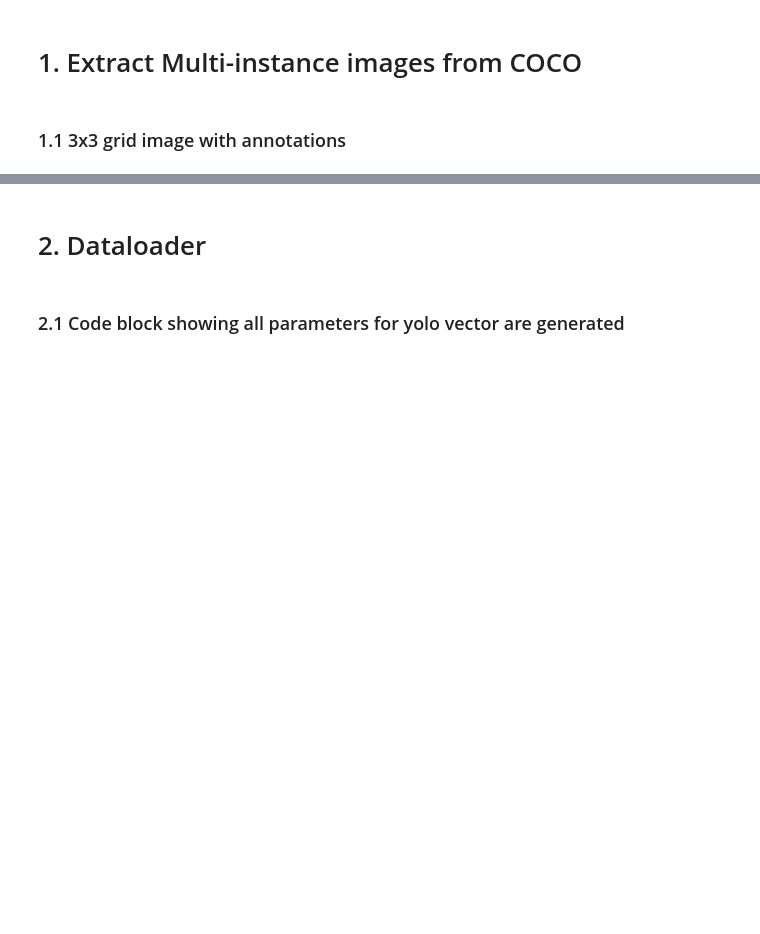
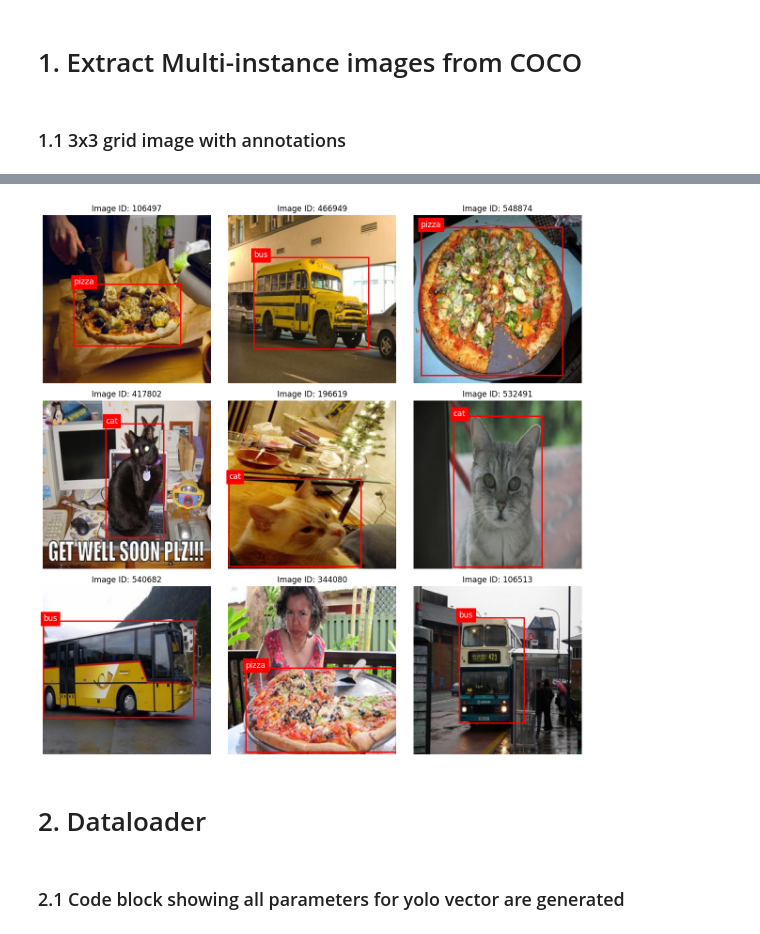
Before and after one commit to jung1230/Deep_Learning, a Jupyter notebook: HW7/HW7main.ipynb, the cells around one changed output, grey strips where cells are left out. Cells and saved outputs as stored; diff of their text form; code cells hidden in the pictures; blank space fills up the shorter version.

Commit message:
finish 3x3 graph

```diff
--- a/HW7/HW7main.ipynb
+++ b/HW7/HW7main.ipynb
@@ -247,0 +213,85 @@ AttributeError: 'numpy.ufunc' object has no attribute '__qualname__'
+# %%
+import os
+import json
+from PIL import Image
+import matplotlib.pyplot as plt
+from matplotlib.patches import Rectangle
+
+def visualize_images(annotation_file, image_dir):
+    # Load the updated annotation file
+    with open(annotation_file, 'r') as f:
+        data = json.load(f)
+
+    # Build mappings for images and catID2name
+    images = {img["id"]: img for img in data["images"]}
+    cat_id_to_name = {cat["id"]: cat["name"] for cat in data["categories"]}
+    print("images\n",images) ## {466949: {'license': 1, 'file_name': 'COCO_train2014_000000466949.jpg', 'coco_url': 'http://images.cocodataset.org/train2014/COCO_train2014_000000466949.jpg', 'height': ....
+    print("cat_id_to_name\n",cat_id_to_name) ## {1: 'person', 2: 'bicycle', 3: 'car'...
+
+
+    target_categories = ["pizza", "cat", "bus"]
+    # get their ID
+    cat_to_img_ids = {cat: set() for cat in target_categories} # set for avoiding duplicate
+    for ann in data["annotations"]:
+        cat_name = cat_id_to_name[ann["category_id"]]
+        if cat_name in target_categories:
+            cat_to_img_ids[cat_name].add(ann["image_id"])
+
+    # print(cat_to_img_ids) ## {'pizza': {106497, 548874, 344080, 90151, 516139,
+
+    # Select at least 3 unique images per category (if possible)
+    selected_ids = set()
+    for cat in target_categories:
+        count = 0
+        for img_id in cat_to_img_ids[cat]:
+            if img_id not in selected_ids:
+                selected_ids.add(img_id)
+                count += 1
+            if count == 3:
+                break
+
+
+    # Convert the selected image IDs to a list and take the first 9 for a 3x3 grid
+    selected_ids = list(selected_ids)[:9]
+
+    # Create the figure and axes for a 3x3 grid
+    fig, axs = plt.subplots(3, 3, figsize=(12, 12))
+    axs = axs.flatten()
+
+    # For each selected image, open it, plot it, and draw its bounding boxes
+    for i, img_id in enumerate(selected_ids):
+        img_info = images[img_id]
+        img_path = os.path.join(image_dir, img_info["file_name"])
+
+        # Open the image using PIL
+        img = Image.open(img_path)
+
+        axs[i].imshow(img)
+        axs[i].axis("off")
+
+        # For each annotation in the image, add a rectangle patch and label it with the category name
+        for ann in data["annotations"]:
+            if ann["image_id"] == img_id:
+                bbox = ann["bbox"]  # Format: [x, y, width, height]
+
+                # Create a rectangle patch for the bounding box
+                rect = Rectangle((bbox[0], bbox[1]), bbox[2], bbox[3],
+                                 fill=False, edgecolor='red', linewidth=2)
+                axs[i].add_patch(rect)
+
+                # Add the category name label at the top-left corner of the bounding box
+                cat_name = cat_id_to_name[ann["category_id"]]
+                axs[i].text(bbox[0], bbox[1], cat_name,fontsize=12, color='white', backgroundcolor='red')
+
+        axs[i].set_title(f"Image ID: {img_id}")
+
+    plt.tight_layout()
+    plt.show()
+
+
+
+updated_annotation_file = "./../data/annotations/instances_train2014.json"
+resized_image_dir = "./../data/Multi-instance_images_from_COCO(HW7)/train"
+
+visualize_images(updated_annotation_file, resized_image_dir)
+# %% [output]
@@ -248,3 +300,4 @@ AttributeError: 'numpy.ufunc' object has no attribute '__qualname__'
+[figure, added]
 # %% [markdown]
 # 2. Dataloader
 # %% [markdown]
```
Also changed, not shown: parts of 4 cells of this notebook, 2 other files.
